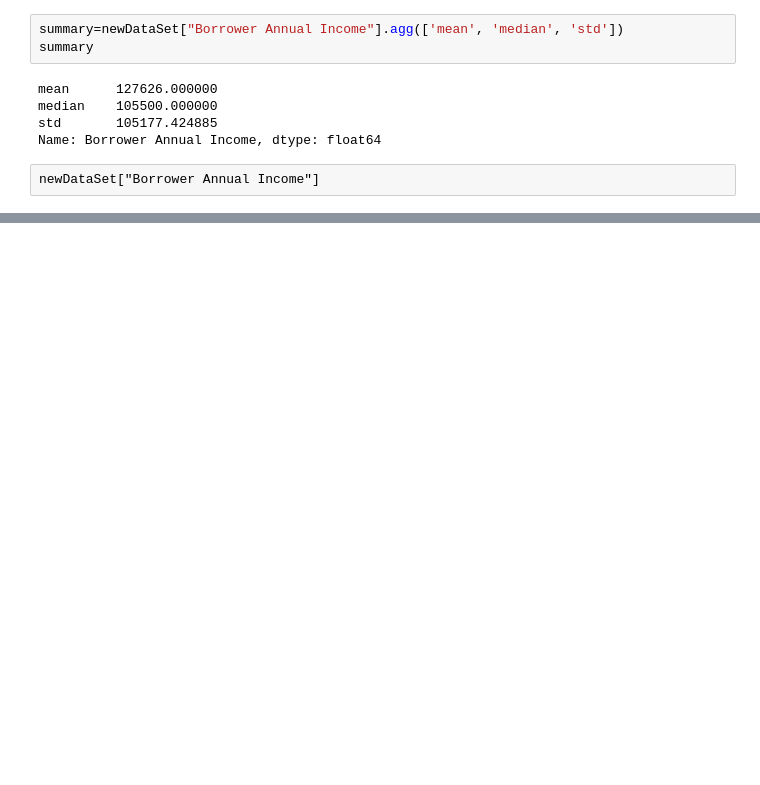
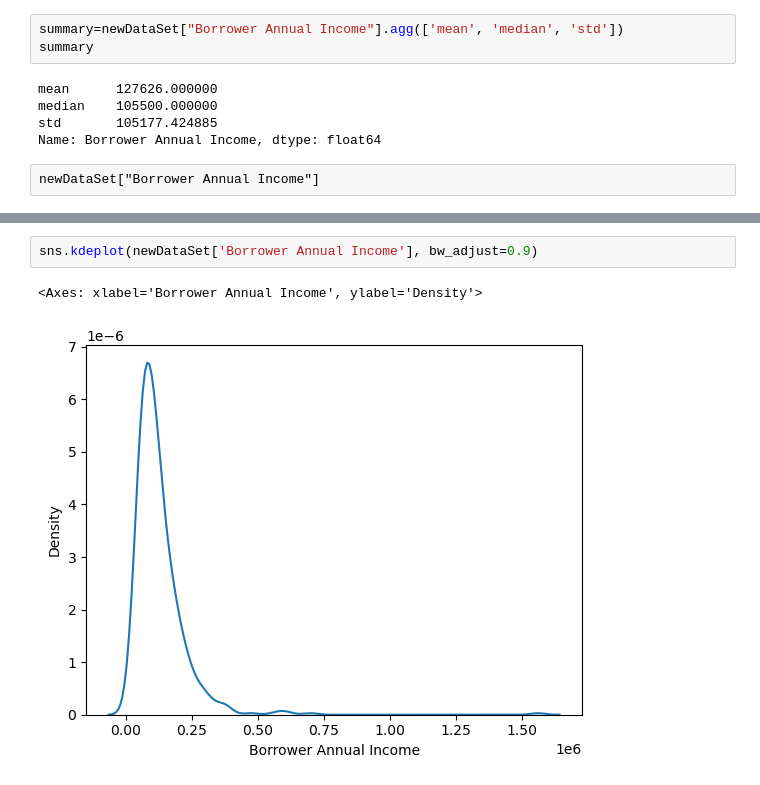
Before and after one commit to KunalNeon/CommBank, a Jupyter notebook: dataSet.ipynb, the cells around one changed output, grey strips where cells are left out. Cells and saved outputs as stored; diff of their text form; blank space fills up the shorter version.

```diff
--- a/dataSet.ipynb
+++ b/dataSet.ipynb
@@ -95,0 +109,5 @@ newDataSet["Borrower Annual Income"]
+# %%
+sns.kdeplot(newDataSet['Borrower Annual Income'], bw_adjust=0.9)
+# %% [output]
+<Axes: xlabel='Borrower Annual Income', ylabel='Density'>
+[figure, added]
```
Also changed, not shown: parts of 3 cells of this notebook.
